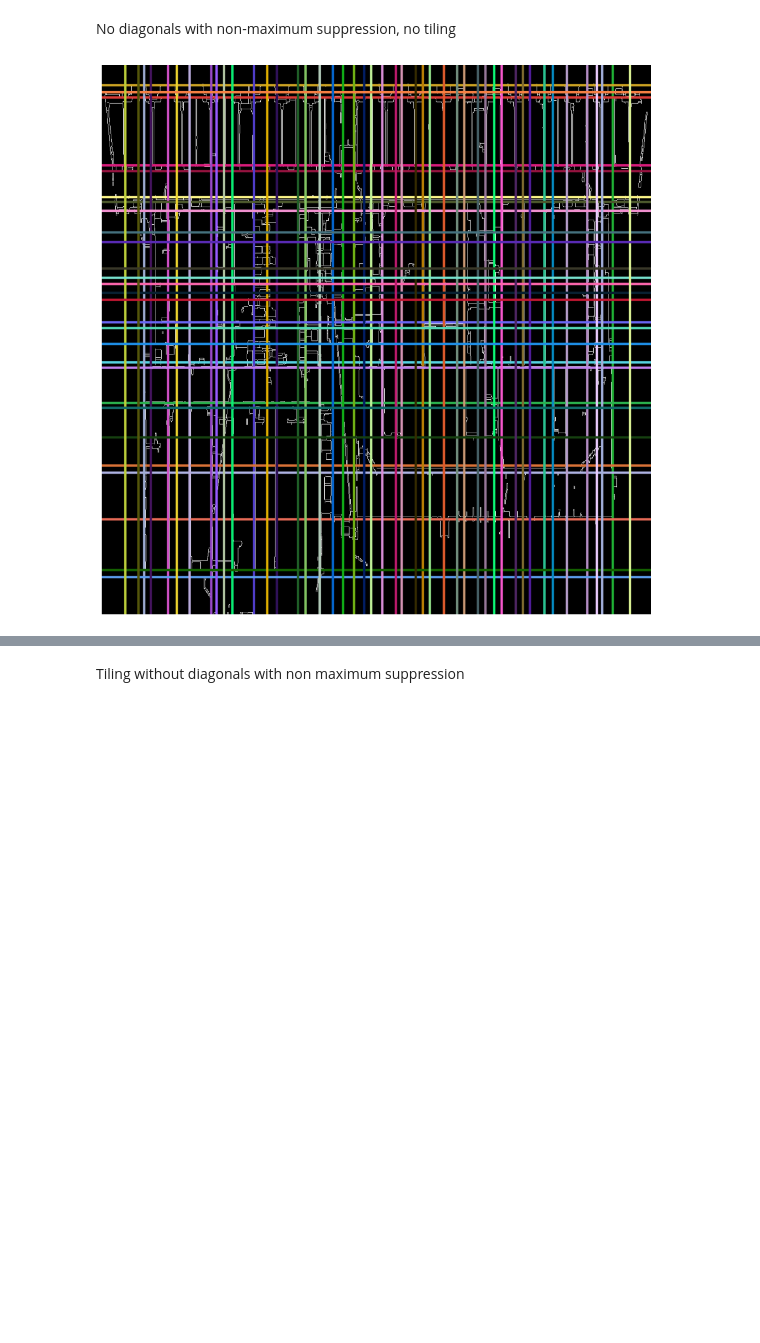
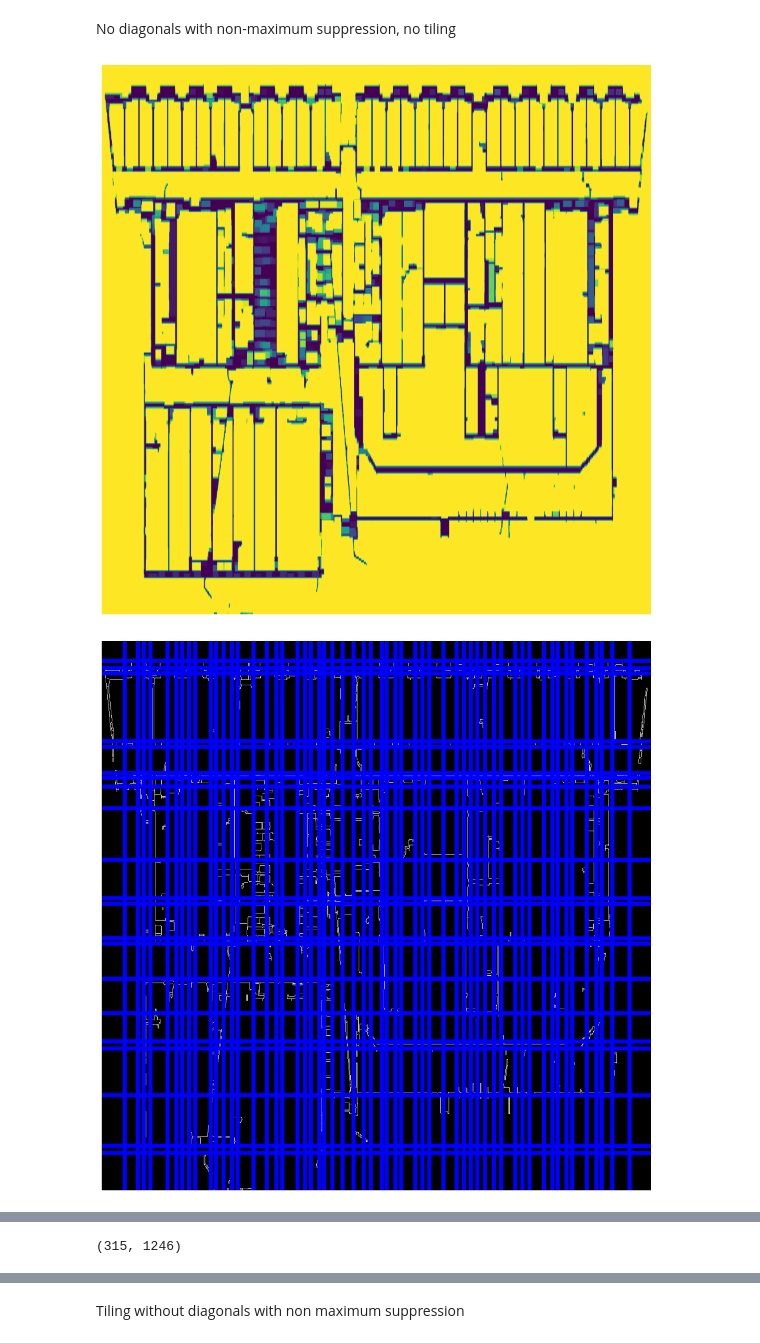
Before and after one commit to luqmanzaceria/ucsc-research, a Jupyter notebook: cv-floorplan/hough/hough_tiles.ipynb, the cells around one changed output, grey strips where cells are left out. Cells and saved outputs as stored; diff of their text form; code cells hidden in the pictures; blank space fills up the shorter version.

Commit message:
Update hough transform method that does not use tiling

```diff
--- a/cv-floorplan/hough/hough_tiles.ipynb
+++ b/cv-floorplan/hough/hough_tiles.ipynb
@@ -214,6 +214,13 @@ src_square = cv.resize(src, (max_dim, max_dim), interpolation=cv.INTER_LINEAR)
 kernel = np.ones((5,5),np.uint8)
 src_square = cv.morphologyEx(src_square, cv.MORPH_OPEN, kernel, iterations=3)
 
+# Display the result
+plt.figure(figsize=(10, 10))
+plt.imshow(src_square)
+plt.axis('off')
+plt.tight_layout()
+plt.show()
+
 # Edge detection
 dst = cv.Canny(src_square, 50, 200, None, 3)
 
@@ -221,7 +228,7 @@ dst = cv.Canny(src_square, 50, 200, None, 3)
 cdst = cv.cvtColor(dst, cv.COLOR_GRAY2BGR)
 
 # Detect lines in the entire image
-lines = cv.HoughLines(dst, 1, np.pi / 180, max_dim//10, None, 0, 0)
+lines = cv.HoughLines(dst, 0.1, np.pi / 180, max_dim//10, None, 0, 0)
 all_lines = []
 if lines is not None:
     for line in lines:
@@ -249,33 +256,82 @@ for n1 in range(0, len(all_lines)):
             rho *= -1
             theta -= np.pi
         closeness_rho = np.isclose(rho, strong_lines[0:n2,0,0], atol=10)  # Decrease atol for rho
         closeness_theta = np.isclose(theta, strong_lines[0:n2,0,1], atol=np.pi/45)  # Decrease atol for theta
         closeness = np.all([closeness_rho, closeness_theta], axis=0)
         if not any(closeness):
             strong_lines[n2] = [[rho, theta]]
             n2 = n2 + 1
 
+cdst_copy = cdst.copy()
+
 # Draw lines on the image
 for line in strong_lines[:n2]:
     rho, theta = line[0]
     a = math.cos(theta)
     b = math.sin(theta)
     x0 = a * rho
     y0 = b * rho
     max_len = int(np.sqrt(2) * max_dim)
     pt1 = (int(x0 + max_len*(-b)), int(y0 + max_len*(a)))
     pt2 = (int(x0 - max_len*(-b)), int(y0 - max_len*(a)))
     angle_deg = theta * 180 / np.pi
     tolerance = 0.1  # Adjust tolerance as needed
     if (abs(angle_deg) <= tolerance) or (abs(abs(angle_deg) - 90) <= tolerance) or (abs(abs(angle_deg) - 180) <= tolerance) or (abs(abs(angle_deg) - 270) <= tolerance):
-        color = (random.randint(0, 255), random.randint(0, 255), random.randint(0, 255))
-        cv.line(cdst, pt1, pt2, color, 3, cv.LINE_AA)
+        # color = (random.randint(0, 255), random.randint(0, 255), random.randint(0, 255))
+        color  = (0, 0, 255)
+        cv.line(cdst, pt1, pt2, color, 7, cv.LINE_AA)
 
 # Display the result
 plt.figure(figsize=(10, 10))
 plt.imshow(cdst)
 plt.axis('off')
 plt.tight_layout()
 plt.show()
+
+# Accumulate all points from each line found by Hough transform
+all_hough_points = []
+
+
+# Create a blank white image
+blank_image = np.full((max_dim, max_dim, 3), (255, 255, 255), dtype=np.uint8)
+
+for y in range(cdst.shape[0]):
+    for x in range(cdst.shape[1]):
+        if np.array_equal(cdst[y, x], [0, 0, 255]):
+            all_hough_points.append((x, y))
+
+# for x,y in all_hough_points:
+#     blank_image[y,x] = (0,0,255)
+
+# # Show the result
+# plt.figure(figsize=(10, 10))
+# plt.imshow(blank_image)
+# plt.axis('off')
+# plt.show()
+
+for x, y in all_hough_points:
+    if y+1 in range(cdst_copy.shape[0]) and y-1 in range(cdst_copy.shape[0]) and x+1 in range(cdst_copy.shape[0]) and x-1 in range(cdst_copy.shape[0]) :
+        if np.array_equal(cdst_copy[y, x], [255, 255, 255]):
+            cdst_copy[y,x] = (0,0,255)
+            cdst_copy[y+1,x+1] = (0,0,255)
+            cdst_copy[y+1,x-1] = (0,0,255)
+            cdst_copy[y-1,x-1] = (0,0,255)
+            cdst_copy[y-1,x+1] = (0,0,255)
+
+# Show the result
+plt.figure(figsize=(10, 10))
+plt.imshow(cdst_copy)
+plt.axis('off')
+plt.show()
+
+print(src.shape)
+final_image = cv.resize(cdst_copy, (src.shape[1], src.shape[0]), interpolation=cv.INTER_LINEAR)
+
+# Show the result
+plt.figure(figsize=(10, 10))
+plt.imshow(final_image)
+plt.axis('off')
+plt.show()
 # %% [output]
-[figure, old version]
+[figure, new version]
+[figure, added]
@@ -281,0 +339 @@ plt.show()
+(315, 1246)
```
Also changed, not shown: parts of 5 cells of this notebook.
